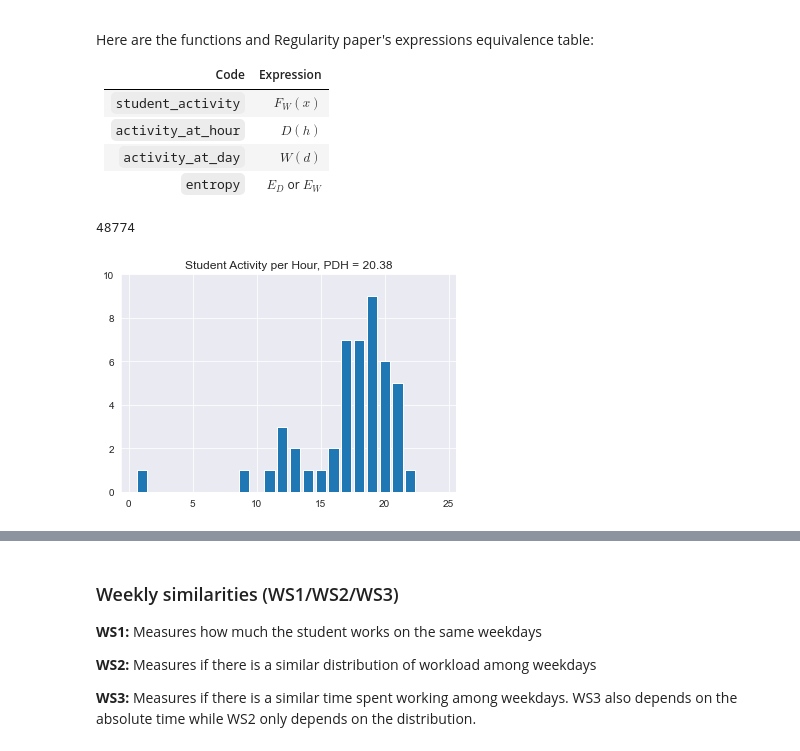
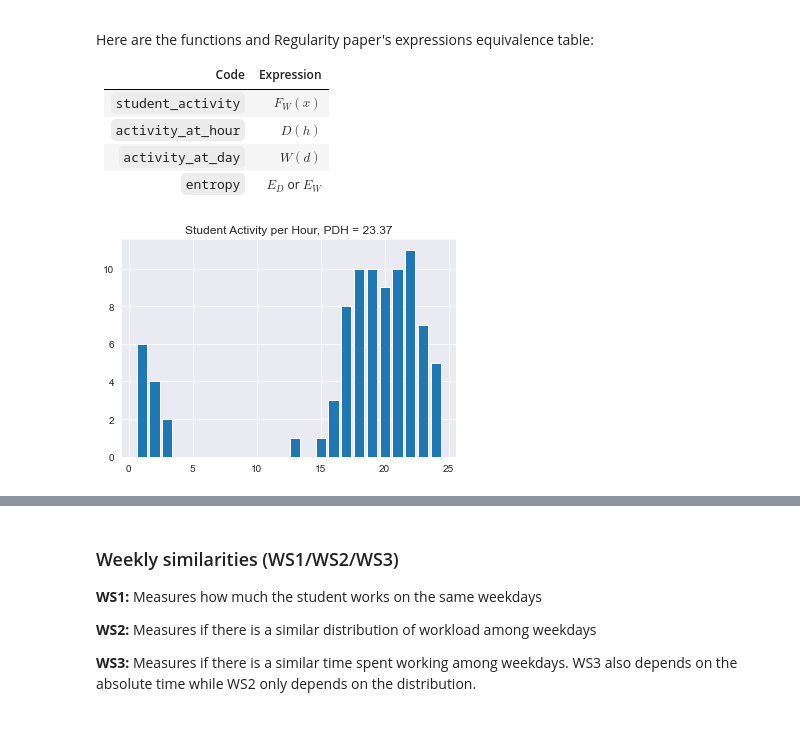
Before and after one commit to epfl-ml4ed/flipped-classroom, a Jupyter notebook: Notebook/Regularity.ipynb, the cells around one changed output, grey strips where cells are left out. Drawn from its saved outputs; the diff is of its cells as text; code cells hidden in the pictures.

```diff
--- a/Notebook/Regularity.ipynb
+++ b/Notebook/Regularity.ipynb
@@ -298,7 +298,7 @@ def plot_hourly_activity(X, studentID = 0):
     PDHs = "{:.2f}".format(PDH(Lw, T))
 
     plt.bar(np.arange(1, 25), daily_activity(Lw*7, T))
-    plt.ylim(0,10)
+#     plt.ylim(0,10)
     plt.title("Student Activity per Hour, PDH = " + PDHs) #+ " Grade = " + str(grade))
 
 def plot_weekly_activity(X, studentID = 0):
@@ -310,14 +310,13 @@ def plot_weekly_activity(X, studentID = 0):
     plt.ylim(0,10)
     plt.title("Student Activity per Week, PWD = " + PWDs ) #+ " Grade = " + str(grade))
 # %%
-plot_hourly_activity(df_clean)
-#12689 2.02
-#9728 8
-#11609 20.6
+plot_hourly_activity(df_clean,11609)
+# 12689 2.02
+# 9728 8
+# 11609 20.6
 # 12887 30
 # %% [output]
-48774
-[figure, old version]
+[figure, new version]
 # %%
 plot_weekly_activity(df_clean )
 # 9950 2
```
Also changed, not shown: parts of 12 cells of this notebook, 25 other files.
